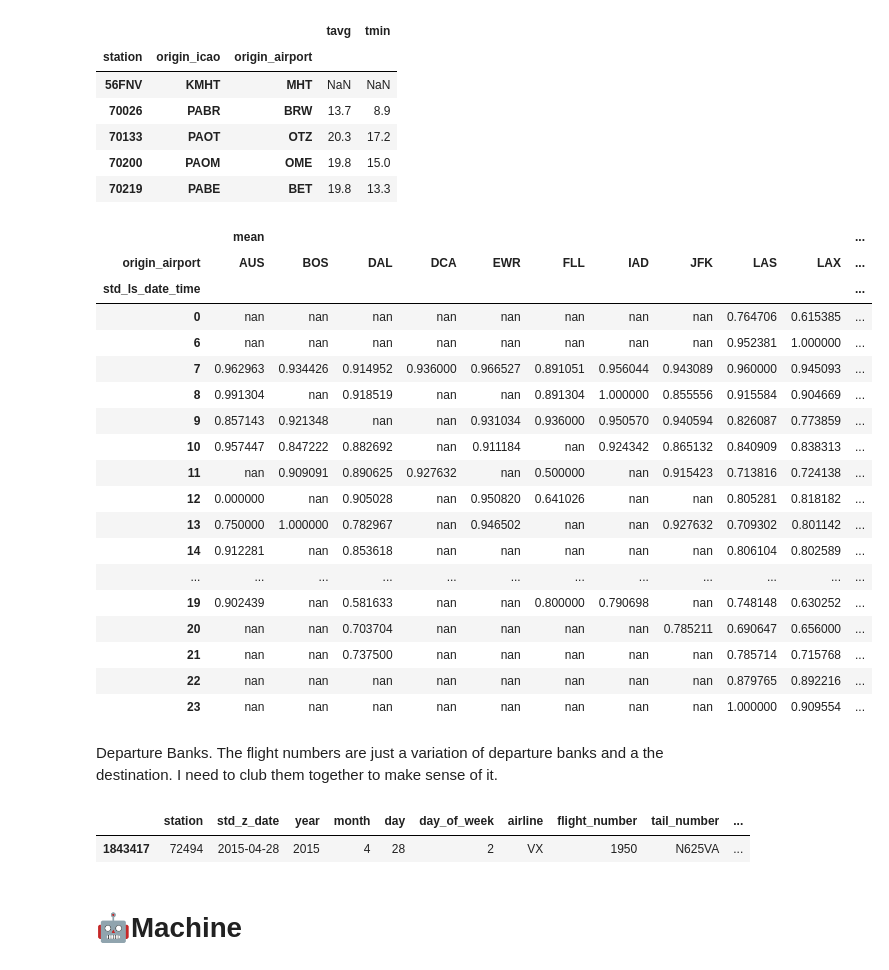
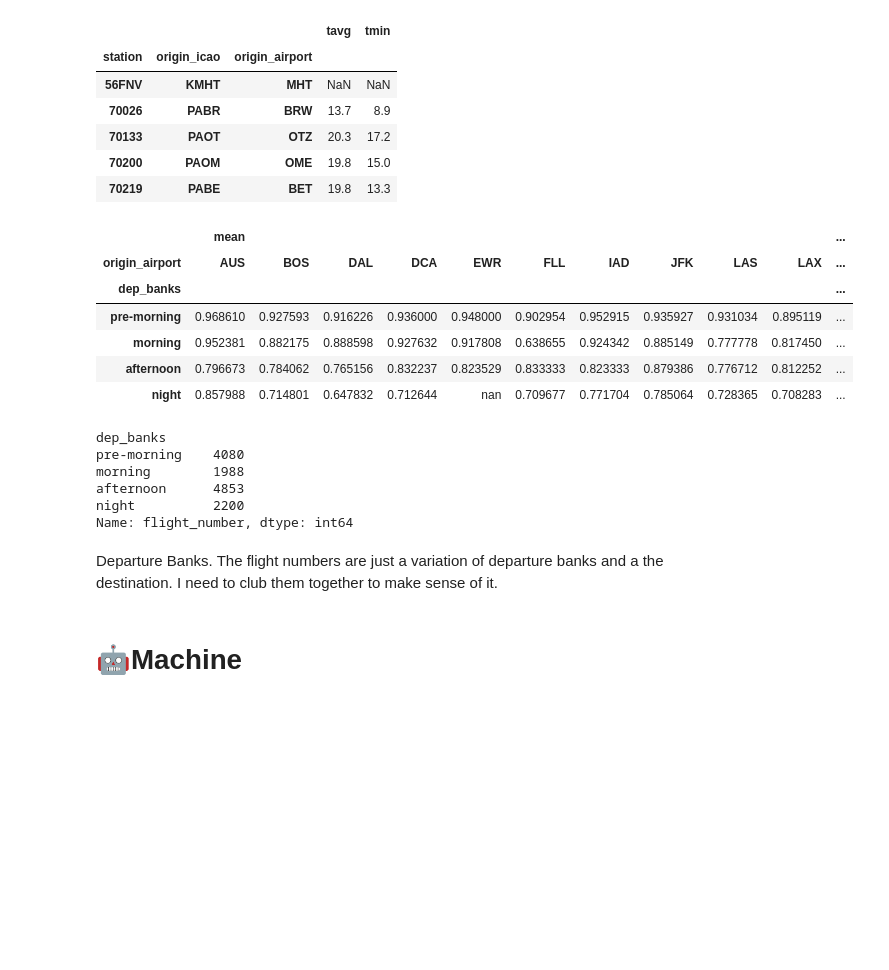
Before and after one commit to cmd-master/airline, a Jupyter notebook: airline-delays.ipynb, the cells around one changed output. Cells and saved outputs as stored; diff of their text form; code cells hidden in the pictures; blank space fills up the shorter version.

Commit message:
Kaggle Notebook | USA Airline On Time Performance | Version 68

```diff
--- a/airline-delays.ipynb
+++ b/airline-delays.ipynb
@@ -173,6 +173,10 @@ def convertUTC(a):
 
     a['std_z_date'] = pd.to_datetime(a['std_z_date_time'].dt.date)
 
+    a['dep_banks'] = pd.cut(a['std_ls_date_time'].dt.hour
+                            , bins=[0, 9, 12, 17, 20]
+                            , labels=['pre-morning', 'morning', 'afternoon', 'night'])
+
     return a
 
 def getWeather(a):
@@ -308,46 +312,40 @@ g.head()
 # %%
 g = train
 
 # g = g.groupby(['origin_airport', g['std_ls_date_time'].dt.hour])
 # g = g.agg({
 #     'otp_dep15': ['mean', 'count', 'sum']
 #     , 'cancelled': ['sum']
 # })
 
 g = g.pivot_table(values = 'otp_dep15'
-              , index=g['std_ls_date_time'].dt.hour
+              , index=g['dep_banks']
               , columns='origin_airport'
               , aggfunc=['mean'])
-g.style.background_gradient('Reds_r', axis=None, vmin=.7)
+g.style.background_gradient('Reds', axis=None)
 # %% [output]
 |  | mean |  |  |  |  |  |  |  |  |  | ... |
 | origin_airport | AUS | BOS | DAL | DCA | EWR | FLL | IAD | JFK | LAS | LAX | ... |
-| std_ls_date_time |  |  |  |  |  |  |  |  |  |  | ... |
-| 0 | nan | nan | nan | nan | nan | nan | nan | nan | 0.764706 | 0.615385 | ... |
-| 6 | nan | nan | nan | nan | nan | nan | nan | nan | 0.952381 | 1.000000 | ... |
-| 7 | 0.962963 | 0.934426 | 0.914952 | 0.936000 | 0.966527 | 0.891051 | 0.956044 | 0.943089 | 0.960000 | 0.945093 | ... |
-| 8 | 0.991304 | nan | 0.918519 | nan | nan | 0.891304 | 1.000000 | 0.855556 | 0.915584 | 0.904669 | ... |
-| 9 | 0.857143 | 0.921348 | nan | nan | 0.931034 | 0.936000 | 0.950570 | 0.940594 | 0.826087 | 0.773859 | ... |
-| 10 | 0.957447 | 0.847222 | 0.882692 | nan | 0.911184 | nan | 0.924342 | 0.865132 | 0.840909 | 0.838313 | ... |
-| 11 | nan | 0.909091 | 0.890625 | 0.927632 | nan | 0.500000 | nan | 0.915423 | 0.713816 | 0.724138 | ... |
-| 12 | 0.000000 | nan | 0.905028 | nan | 0.950820 | 0.641026 | nan | nan | 0.805281 | 0.818182 | ... |
-| 13 | 0.750000 | 1.000000 | 0.782967 | nan | 0.946502 | nan | nan | 0.927632 | 0.709302 | 0.801142 | ... |
-| 14 | 0.912281 | nan | 0.853618 | nan | nan | nan | nan | nan | 0.806104 | 0.802589 | ... |
-| ... | ... | ... | ... | ... | ... | ... | ... | ... | ... | ... | ... |
-| 19 | 0.902439 | nan | 0.581633 | nan | nan | 0.800000 | 0.790698 | nan | 0.748148 | 0.630252 | ... |
-| 20 | nan | nan | 0.703704 | nan | nan | nan | nan | 0.785211 | 0.690647 | 0.656000 | ... |
-| 21 | nan | nan | 0.737500 | nan | nan | nan | nan | nan | 0.785714 | 0.715768 | ... |
-| 22 | nan | nan | nan | nan | nan | nan | nan | nan | 0.879765 | 0.892216 | ... |
-| 23 | nan | nan | nan | nan | nan | nan | nan | nan | 1.000000 | 0.909554 | ... |
+| dep_banks |  |  |  |  |  |  |  |  |  |  | ... |
+| pre-morning | 0.968610 | 0.927593 | 0.916226 | 0.936000 | 0.948000 | 0.902954 | 0.952915 | 0.935927 | 0.931034 | 0.895119 | ... |
+| morning | 0.952381 | 0.882175 | 0.888598 | 0.927632 | 0.917808 | 0.638655 | 0.924342 | 0.885149 | 0.777778 | 0.817450 | ... |
+| afternoon | 0.796673 | 0.784062 | 0.765156 | 0.832237 | 0.823529 | 0.833333 | 0.823333 | 0.879386 | 0.776712 | 0.812252 | ... |
+| night | 0.857988 | 0.714801 | 0.647832 | 0.712644 | nan | 0.709677 | 0.771704 | 0.785064 | 0.728365 | 0.708283 | ... |
+# %%
+g = train
+g = g.query('origin_airport == "SFO"')
+g.groupby([g['dep_banks']])['flight_number'].count()
+# %% [output]
+dep_banks
+pre-morning    4080
+morning        1988
+afternoon      4853
+night          2200
+Name: flight_number, dtype: int64
 # %% [markdown]
 Departure Banks.
 The flight numbers are just a variation of departure banks and a the destination.
 I need to club them together to make sense of it.
-# %%
-train.query('flight_number ==1950')
-# %% [output]
-|  | station | std_z_date | year | month | day | day_of_week | airline | flight_number | tail_number | ... |
-| 1843417 | 72494 | 2015-04-28 | 2015 | 4 | 28 | 2 | VX | 1950 | N625VA | ... |
 # %% [markdown]
 # 🤖Machine
 # %% [markdown]
```
Also changed, not shown: parts of 7 cells of this notebook.
